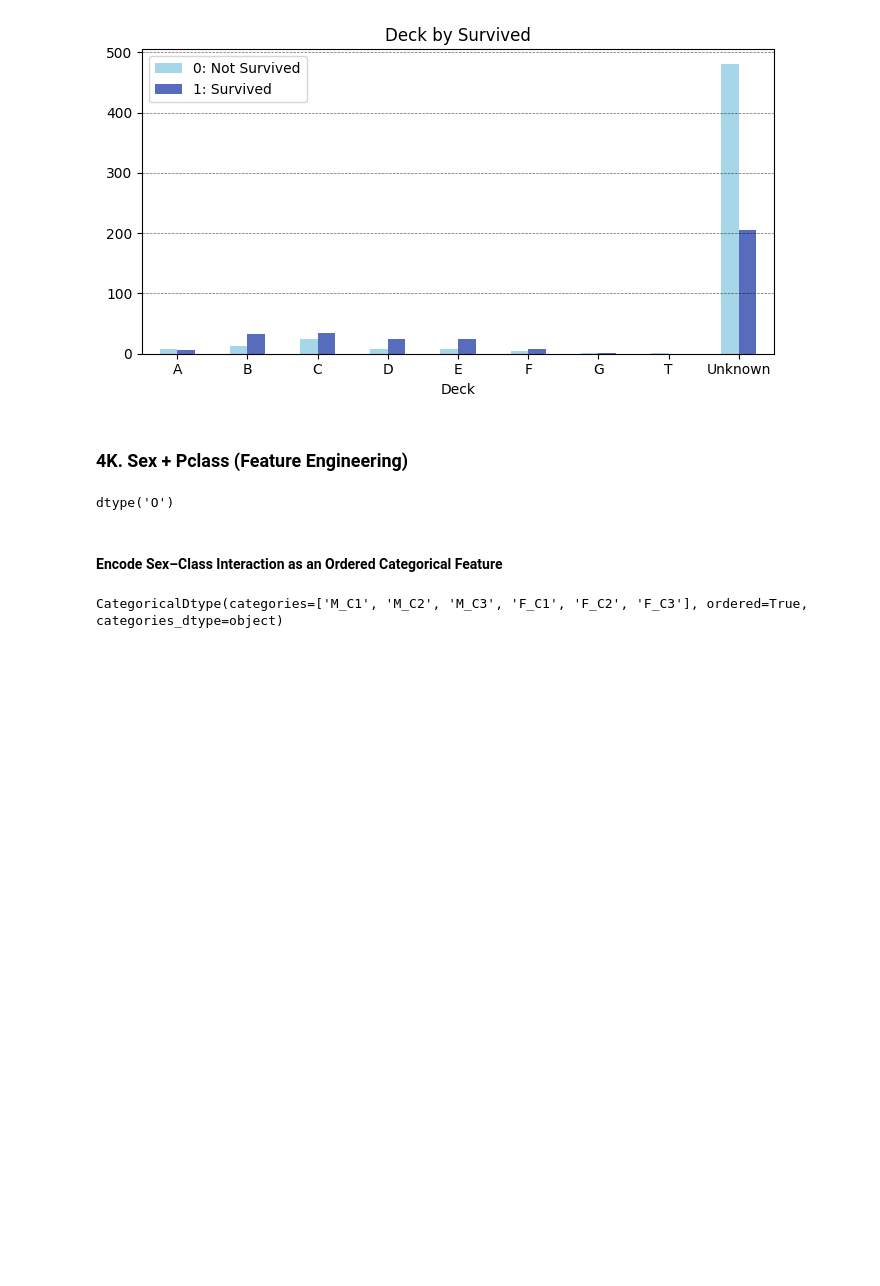
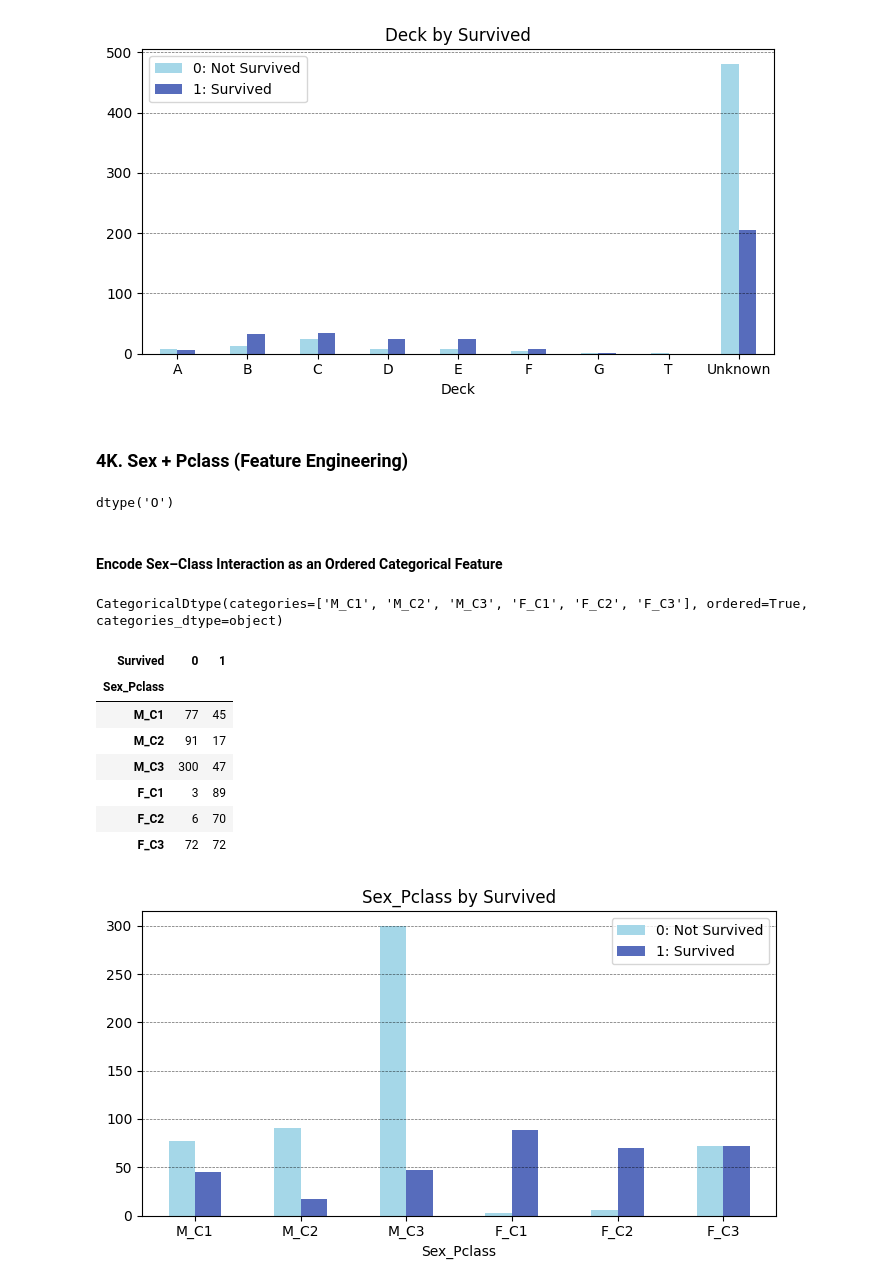
Before and after one commit to powernusa/titanic-eda, a Jupyter notebook: titanic_eda.ipynb, the cells around one changed output. Saved outputs shown, nothing was run; the diff lists cells and outputs as text; code cells hidden in the pictures; blank space fills up the shorter version.

Commit message:
feat: plot Sex_Pclass pivot bar

```diff
--- a/titanic_eda.ipynb
+++ b/titanic_eda.ipynb
@@ -642,3 +642,22 @@ train_df["Sex_Pclass"] = pd.Categorical(
 train_df["Sex_Pclass"].dtype
 # %% [output]
 CategoricalDtype(categories=['M_C1', 'M_C2', 'M_C3', 'F_C1', 'F_C2', 'F_C3'], ordered=True, categories_dtype=object)
+# %%
+df_crosstab = pd.crosstab(index=train_df["Sex_Pclass"],columns=train_df["Survived"])
+display(df_crosstab)
+
+title = "Sex_Pclass by Survived"
+labels = ["0: Not Survived","1: Survived"]
+plt,_,_ = plot_pivot_bar(df_crosstab,
+                         title=title,legendLabels=labels)
+plt.show()
+# %% [output]
+| Survived | 0 | 1 |
+| Sex_Pclass |  |  |
+| M_C1 | 77 | 45 |
+| M_C2 | 91 | 17 |
+| M_C3 | 300 | 47 |
+| F_C1 | 3 | 89 |
+| F_C2 | 6 | 70 |
+| F_C3 | 72 | 72 |
+[figure, added]
```
Also changed, not shown: parts of 1 cell of this notebook.
